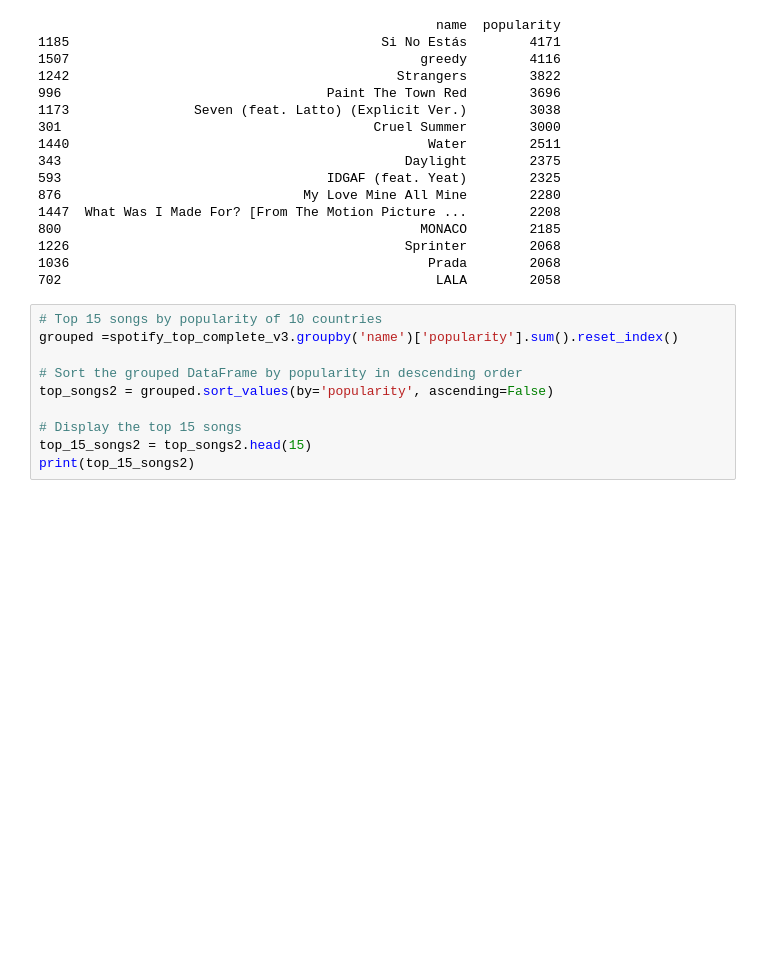
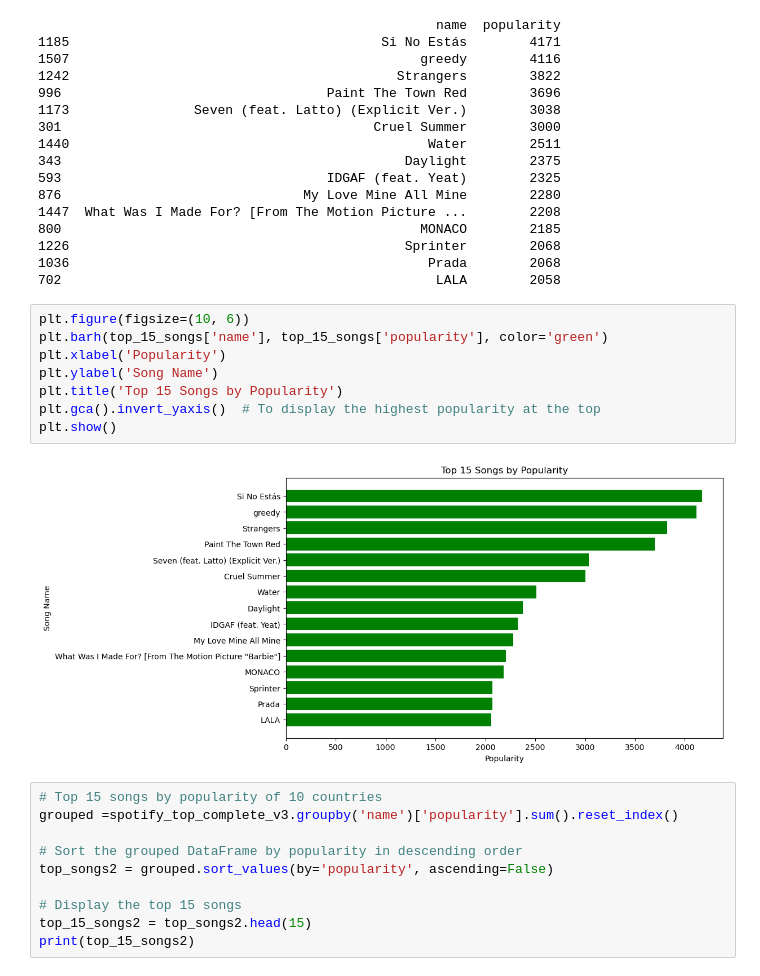
Before and after one commit to ivanchaveezz/Proyect1, a Jupyter notebook: Project Spotify.ipynb, the cells around one changed output. Saved outputs shown, nothing was run; the diff lists cells and outputs as text; blank space fills up the shorter version.

```diff
--- a/Project Spotify.ipynb
+++ b/Project Spotify.ipynb
@@ -270,6 +283,16 @@ print(top_15_songs)
 1226                                           Sprinter        2068
 1036                                              Prada        2068
 702                                                LALA        2058
+# %%
+plt.figure(figsize=(10, 6))
+plt.barh(top_15_songs['name'], top_15_songs['popularity'], color='green')
+plt.xlabel('Popularity')
+plt.ylabel('Song Name')
+plt.title('Top 15 Songs by Popularity')
+plt.gca().invert_yaxis()  # To display the highest popularity at the top
+plt.show()
+# %% [output]
+[figure, added]
 # %%
 # Top 15 songs by popularity of 10 countries
 grouped =spotify_top_complete_v3.groupby('name')['popularity'].sum().reset_index()
```
Also changed, not shown: parts of 9 cells of this notebook.
